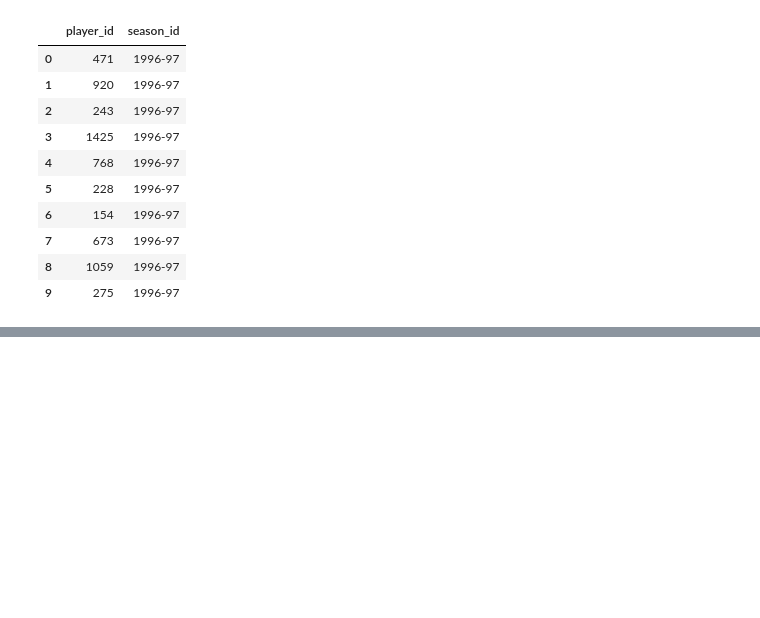
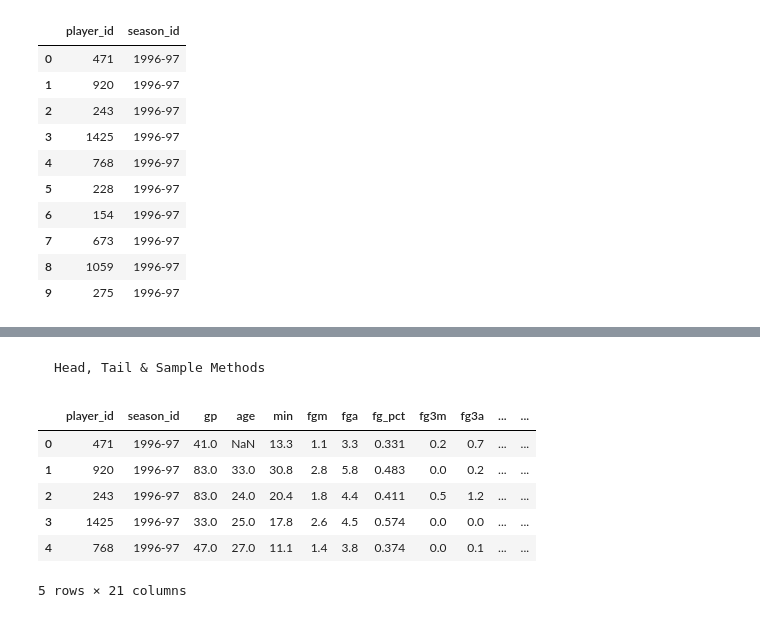
Before and after one commit to FrancisChung/udemy-nba-model-python, a Jupyter notebook: projection-model/Pandas.ipynb, the cells around one changed output, grey strips where cells are left out. Saved outputs shown, nothing was run; the diff lists cells and outputs as text; code cells hidden in the pictures; blank space fills up the shorter version.

Commit message:
Attributes & Methods example

```diff
--- a/projection-model/Pandas.ipynb
+++ b/projection-model/Pandas.ipynb
@@ -147,0 +178,12 @@ df.head(10)
+# %% [markdown]
+    Head, Tail & Sample Methods
+# %%
+df.head()
+# %% [output]
+|  | player_id | season_id | gp | age | min | fgm | fga | fg_pct | fg3m | fg3a | ... | ... |
+| 0 | 471 | 1996-97 | 41.0 | NaN | 13.3 | 1.1 | 3.3 | 0.331 | 0.2 | 0.7 | ... | ... |
+| 1 | 920 | 1996-97 | 83.0 | 33.0 | 30.8 | 2.8 | 5.8 | 0.483 | 0.0 | 0.2 | ... | ... |
+| 2 | 243 | 1996-97 | 83.0 | 24.0 | 20.4 | 1.8 | 4.4 | 0.411 | 0.5 | 1.2 | ... | ... |
+| 3 | 1425 | 1996-97 | 33.0 | 25.0 | 17.8 | 2.6 | 4.5 | 0.574 | 0.0 | 0.0 | ... | ... |
+| 4 | 768 | 1996-97 | 47.0 | 27.0 | 11.1 | 1.4 | 3.8 | 0.374 | 0.0 | 0.1 | ... | ... |
+5 rows × 21 columns
```
Also changed, not shown: parts of 17 cells of this notebook.
